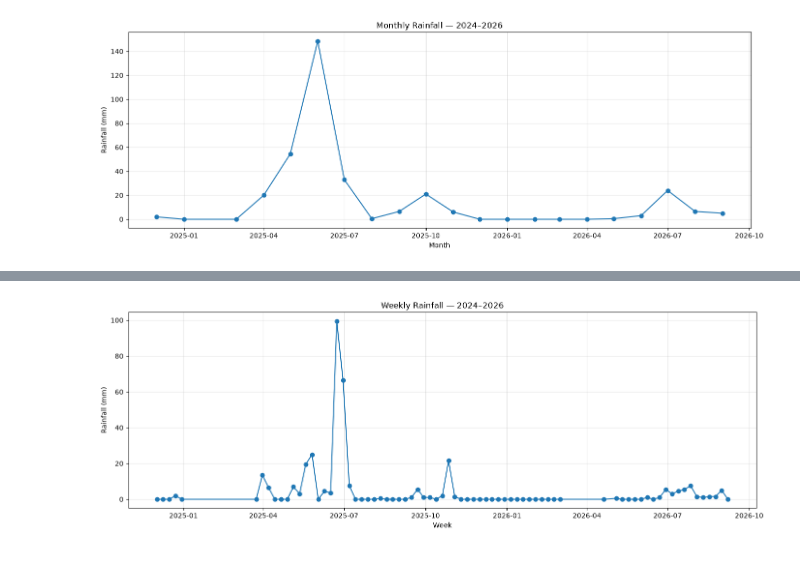
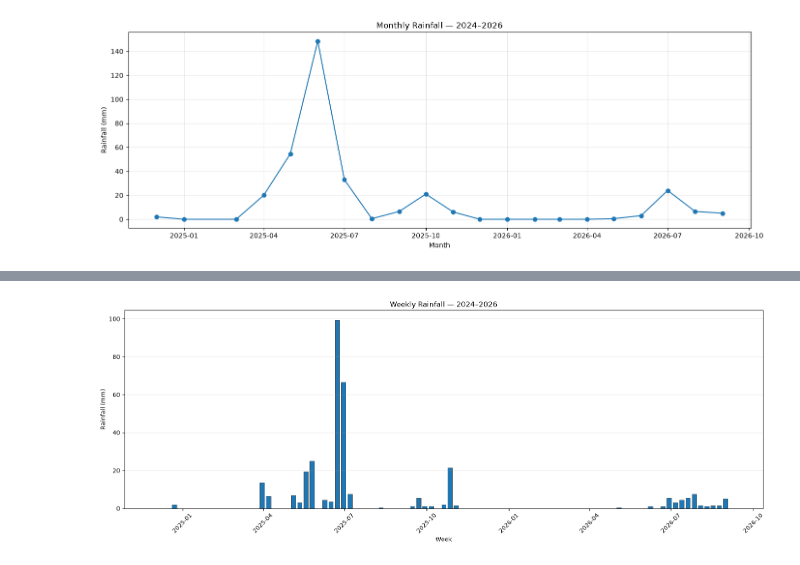
Before and after one commit to shubhprime/FYP, a Jupyter notebook: rainfall/rainfall.ipynb, the cells around one changed output, grey strips where cells are left out. Drawn from its saved outputs; the diff is of its cells as text; code cells hidden in the pictures.

```diff
--- a/rainfall/rainfall.ipynb
+++ b/rainfall/rainfall.ipynb
@@ -465,23 +465,26 @@ print(weekly_rainfall)
 # %%
 import matplotlib.pyplot as plt
 
 weekly_rainfall["Week_start"] = weekly_rainfall["Week"].dt.start_time
 
-plt.figure(figsize=(14, 5))
+plt.figure(figsize=(16, 6))
 
-plt.plot(
+plt.bar(
     weekly_rainfall["Week_start"],
     weekly_rainfall["Rain(mm)"],
-    marker="o",
-    linewidth=1.5
+    width=5,
+    edgecolor="black",
+    linewidth=0.4
 )
 
 plt.xlabel("Week")
 plt.ylabel("Rainfall (mm)")
 plt.title("Weekly Rainfall — 2024–2026")
-plt.grid(True, alpha=0.3)
+
+plt.xticks(rotation=45)
+plt.grid(axis="y", alpha=0.3)
 
 plt.tight_layout()
 plt.show()
 # %% [output]
-[figure, old version]
+[figure, new version]
```
Also changed, not shown: 5 other files.
